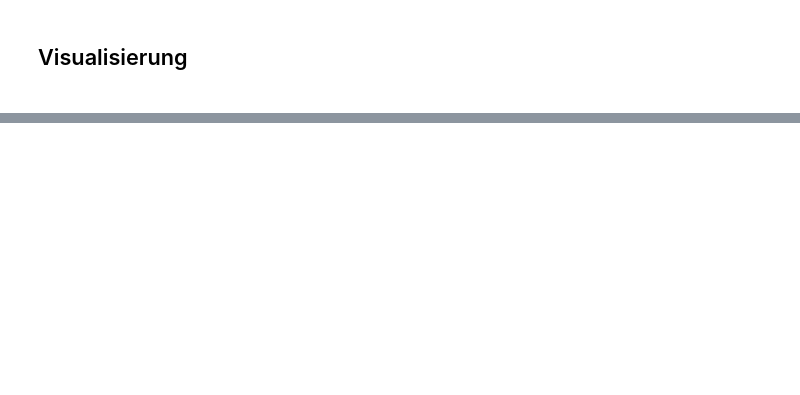
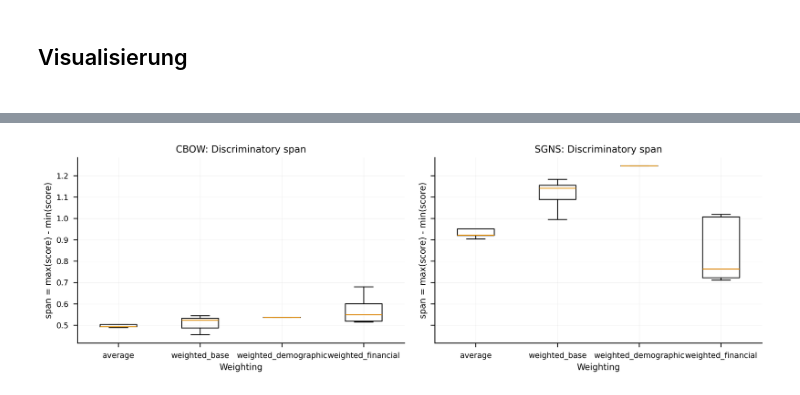
Before and after one commit to QuiriniusvonBayern/DepOp-Seminar, a Jupyter notebook: data_persistent/weighting_cosine_similarities.ipynb, the cells around one changed output, grey strips where cells are left out. Cells and saved outputs as stored; diff of their text form; code cells hidden in the pictures; blank space fills up the shorter version.

```diff
--- a/data_persistent/weighting_cosine_similarities.ipynb
+++ b/data_persistent/weighting_cosine_similarities.ipynb
@@ -439,0 +121,7 @@ print(f"{'='*60}")
+# %%
+ref = 2872
+r = results["exp2_phase2_rankings_model0"][ref]["top"]["S_avg_average"]
+print(type(r), r.columns, r.head())
+
+o = results["exp2_phase2_overlaps_model0"][ref]["top_curves"]
+print(type(o), o.shape, o.index[:5], o.columns)
@@ -440,2 +189,4 @@ print(f"{'='*60}")
+# %%
+overlap_agg_all, stats_all = prepare_exp2_plot_data(results)
 # %% [markdown]
 <h2>Visualisierung<h2>
@@ -930,0 +1968,33 @@ plt.show()
+# %%
+import matplotlib.pyplot as plt
+
+def plot_span_box(stats_all: pd.DataFrame):
+    df = stats_all.copy()
+    # In Phase3 summary haben Sie pro ref und metric eine Zeile.
+    # Wir brauchen nur die Gewichtungen, average optional.
+    df = df[df["metric"].notna()]
+
+    models = df["model"].drop_duplicates().tolist()
+    fig, axes = plt.subplots(1, len(models), figsize=(12, 4), sharey=True)
+
+    if len(models) == 1:
+        axes = [axes]
+
+    for ax, model in zip(axes, models):
+        sub = df[df["model"] == model]
+        data = [sub[sub["metric"] == m]["span"].dropna().values for m in sub["metric"].cat.categories if m in sub["metric"].unique()]
+        labels = [m for m in sub["metric"].cat.categories if m in sub["metric"].unique()]
+
+        ax.boxplot(data, labels=labels, showfliers=False)
+        ax.set_title(f"{model}: Discriminatory span")
+        ax.set_xlabel("Weighting")
+        ax.set_ylabel("span = max(score) - min(score)")
+        ax.grid(True, linewidth=0.3)
+
+    plt.tight_layout()
+    return fig
+# %%
+fig = plot_span_box(stats_all)
+plt.show()
+# %% [output]
+[figure, added]
```
Also changed, not shown: parts of 20 cells of this notebook, 29 other files.
